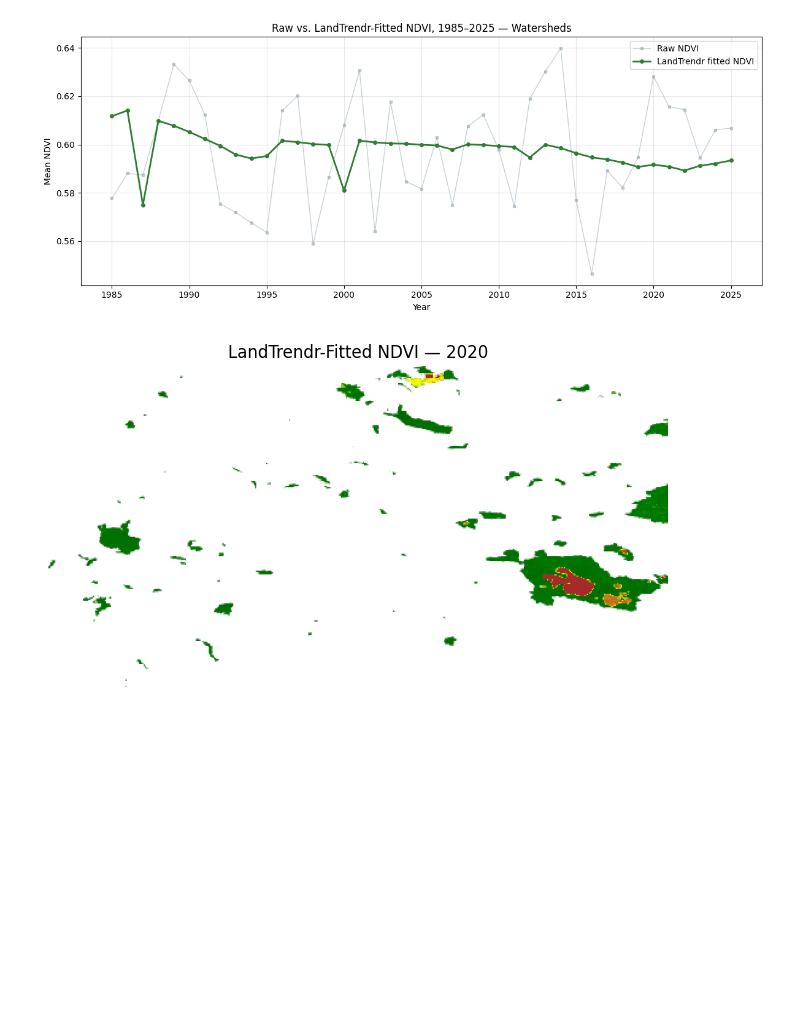
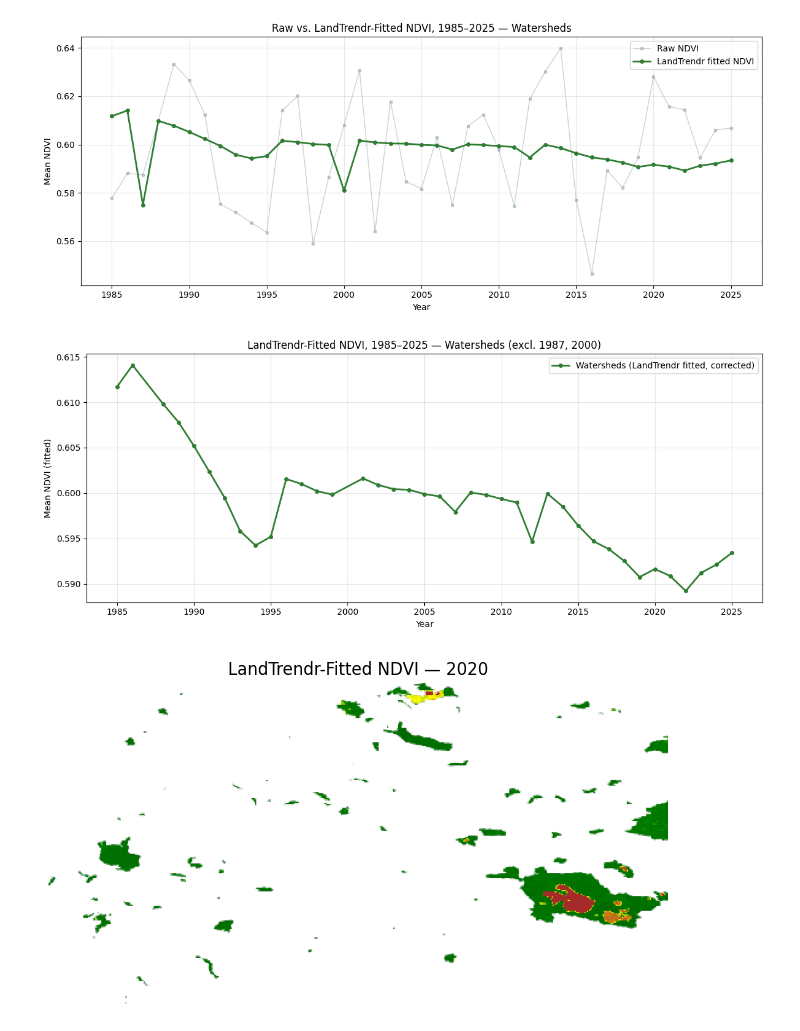
Before and after one commit to Mohammed777777777/Oil-Sand-Monitoring, a Jupyter notebook: TimeSeries_Wetland_OSM.ipynb, the cells around one changed output. Cells and saved outputs as stored; diff of their text form; code cells hidden in the pictures; blank space fills up the shorter version.

```diff
--- a/TimeSeries_Wetland_OSM.ipynb
+++ b/TimeSeries_Wetland_OSM.ipynb
@@ -835,6 +827,29 @@ plt.savefig('ndvi_timeseries_watershed_raw_vs_fitted.png', dpi=150)
 plt.show()
 # %% [output]
 [figure]
+# %%
+import matplotlib.pyplot as plt
+
+exclude_years = {1987, 2000}
+
+years_plot, ndvi_plot = zip(*[
+    (y, v) for y, v in zip(years_check, mean_ndvi_fitted_v2)
+    if y not in exclude_years and v is not None
+])
+
+plt.figure(figsize=(12, 5))
+plt.plot(years_plot, ndvi_plot, marker='o', markersize=4,
+         linewidth=2, color='#2E7D32', label='Watersheds (LandTrendr fitted, corrected)')
+plt.xlabel('Year')
+plt.ylabel('Mean NDVI (fitted)')
+plt.title('LandTrendr-Fitted NDVI, 1985–2025 — Watersheds (excl. 1987, 2000)')
+plt.legend()
+plt.grid(True, alpha=0.3)
+plt.tight_layout()
+plt.savefig('ndvi_timeseries_watershed_fitted_v2_excl.png', dpi=150)
+plt.show()
+# %% [output]
+[figure, added]
 # %%
 # ============================================
 # Visualize one year's LandTrendr-fitted NDVI
```
Also changed, not shown: parts of 29 cells of this notebook, 1 other file.
